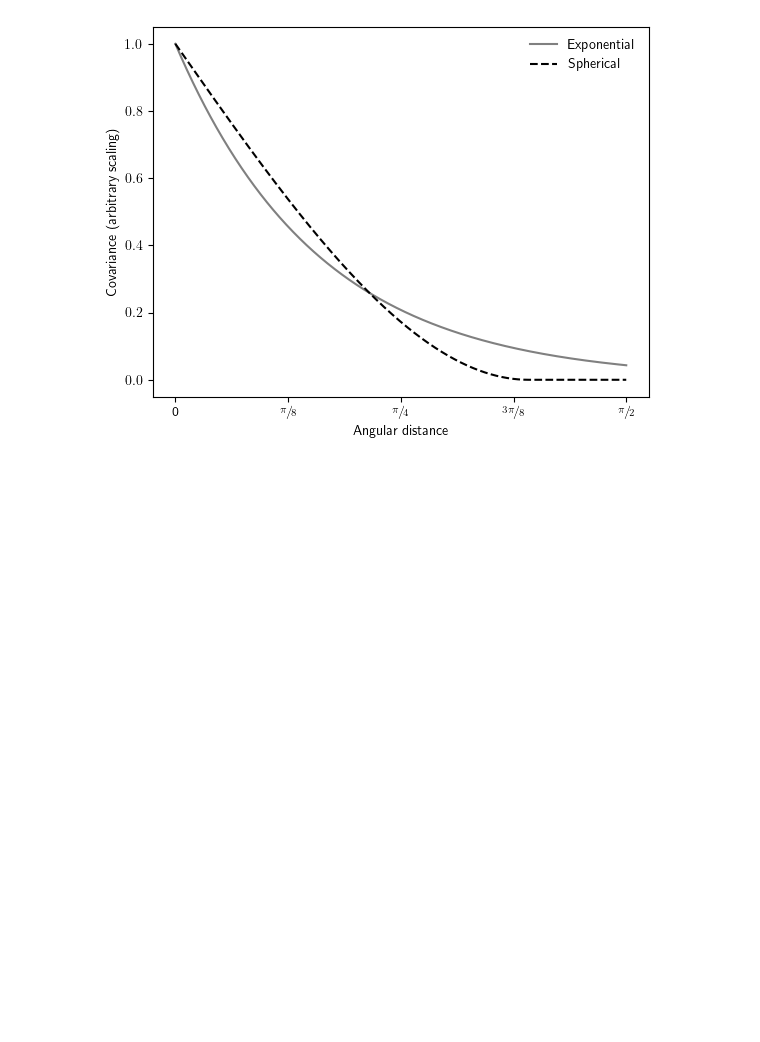
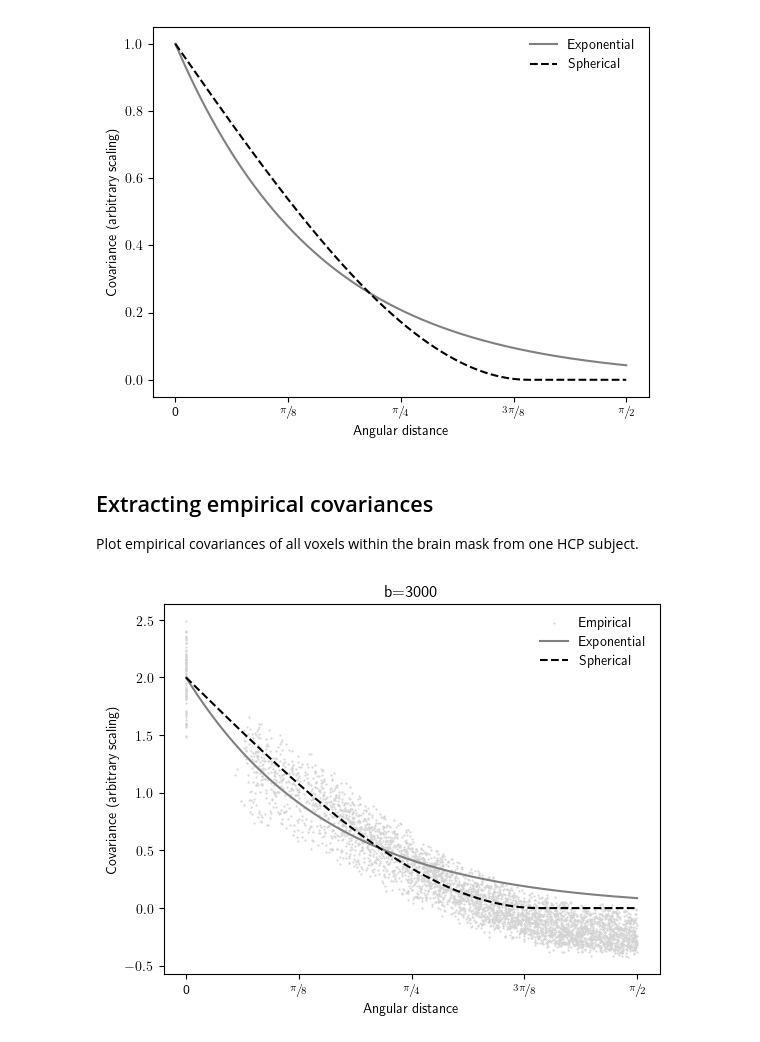
Before and after one commit to nipreps/eddymotion, a Jupyter notebook: docs/notebooks/dmri_covariance.ipynb, the cells around one changed output. Cells and saved outputs as stored; diff of their text form; code cells hidden in the pictures; blank space fills up the shorter version.

Commit message:
fix: covariance function vs. empirical notebook
Co-authored-by: Jon Haitz Legarreta Gorroño <jon.haitz.legarreta@gmail.com>

```diff
--- a/docs/notebooks/dmri_covariance.ipynb
+++ b/docs/notebooks/dmri_covariance.ipynb
@@ -42,2 +50,39 @@ plt.savefig("covariance-plot.png", dpi=300, transparent=False, bbox_inches='tigh
 # %% [output]
 [figure]
+# %% [markdown]
+## Extracting empirical covariances
+
+Plot empirical covariances of all voxels within the brain mask from one HCP subject.
+# %%
+hcpdata = np.load("hcpdata.npz")
+
+b3000_mask = (hcpdata["bvals"] > 2500) & (hcpdata["bvals"] < 3500)
+b3000_vecs = hcpdata["bvecs"][b3000_mask, ...]
+# %%
+triu_indices = np.triu_indices(b3000_mask.sum())
+
+# Calculate pairwise empirical thetas and extract upper triangle
+thetas_emp = compute_pairwise_angles(b3000_vecs, closest_polarity=True)[triu_indices]
+# %%
+# Standardize data, calculate covariance & extract upper triangle
+b3000_data = hcpdata["b3000_data"]
+b3000_data -= b3000_data.mean()
+b3000_data /= b3000_data.std()
+b3000_cov = np.cov(b3000_data)[triu_indices] * 4 - 2.0
+# %%
+plt.scatter(thetas_emp, b3000_cov, s=0.3, c="lightgrey", label="Empirical")
+
+# Plot the exponential and spherical model covariances
+plt.plot(theta_lin, cov_exp * 2, "gray", label="Exponential")
+plt.plot(theta_lin, cov_sph * 2, "k--", label="Spherical")
+
+plt.xticks([0.0, np.pi/8, np.pi/4, 3*np.pi/8, np.pi/2], ["0", "$\sfrac{\pi}{8}$", "$\sfrac{\pi}{4}$", "$\sfrac{3\pi}{8}$", "$\sfrac{\pi}{2}$"])
+
+plt.xlabel("Angular distance")
+plt.ylabel("Covariance (arbitrary scaling)")
+
+plt.title("b=3000")
+plt.legend(frameon=False);
+plt.savefig("covariance-plot.png", dpi=300, transparent=False, bbox_inches='tight');
+# %% [output]
+[figure, added]
```
Also changed, not shown: parts of 2 cells of this notebook.
